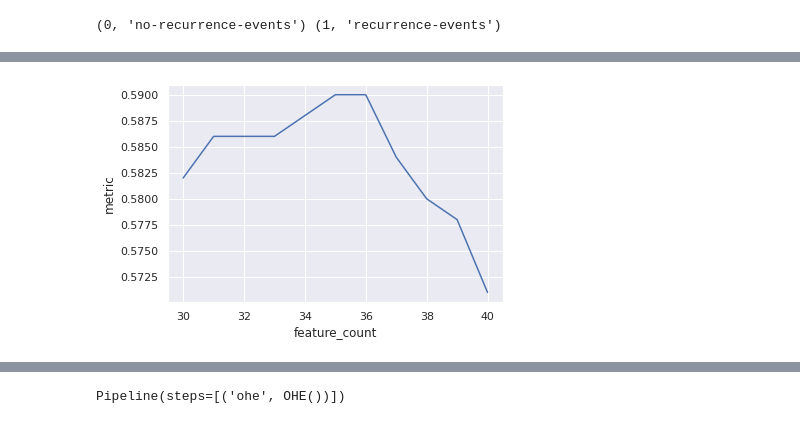
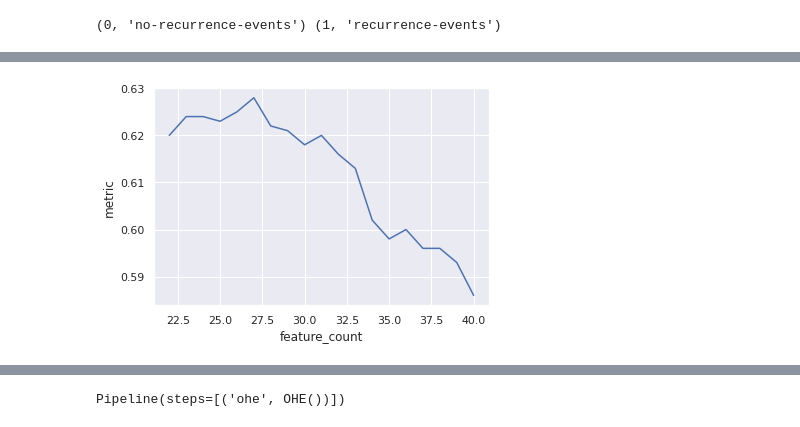
Before and after one commit to George713/pytelligence, a Jupyter notebook: main.ipynb, the cells around one changed output, grey strips where cells are left out. Cells and saved outputs as stored; diff of their text form; code cells hidden in the pictures.

Commit message:
Added other metrics to tuning output (#25)

```diff
--- a/main.ipynb
+++ b/main.ipynb
@@ -115,7 +115,7 @@ compare_df_tune, model_list, opt_history_dict = (
                setup=setup,
                include=["lr", "nb"],
                optimize="f1",
-               n_trials=10,
+               n_trials=50,
                return_models=True,
         )
 )
@@ -148,7 +148,7 @@ best_feature_list, metric_feature_df = pt.modelling.reduce_feature_space(
     setup=setup,
     algorithm= "nb",
     metric="f1",
-    reference_metric=compare_df_tune.iloc[0]["metric"],
+    reference_metric=compare_df_tune.iloc[0]["f1"],
     acceptable_loss=0.99,
     hyperparams=compare_df_tune.iloc[0]["hyperparams"]
 )
@@ -173,4 +173,4 @@ best_feature_list, metric_feature_df = pt.modelling.reduce_feature_space(
-[figure, old version]
+[figure, new version]
 # %%
 compare_df_final, model_list, opt_history_dict = (
         pt.modelling.tune_hyperparams(
```
Also changed, not shown: parts of 5 cells of this notebook, 6 other files.
